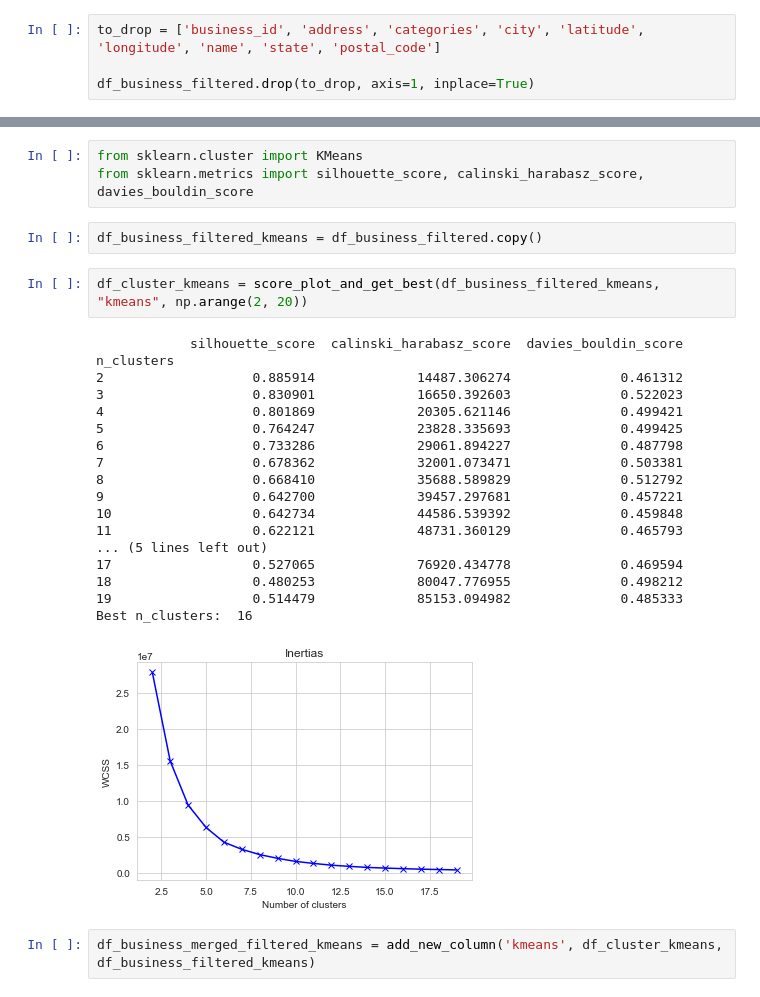
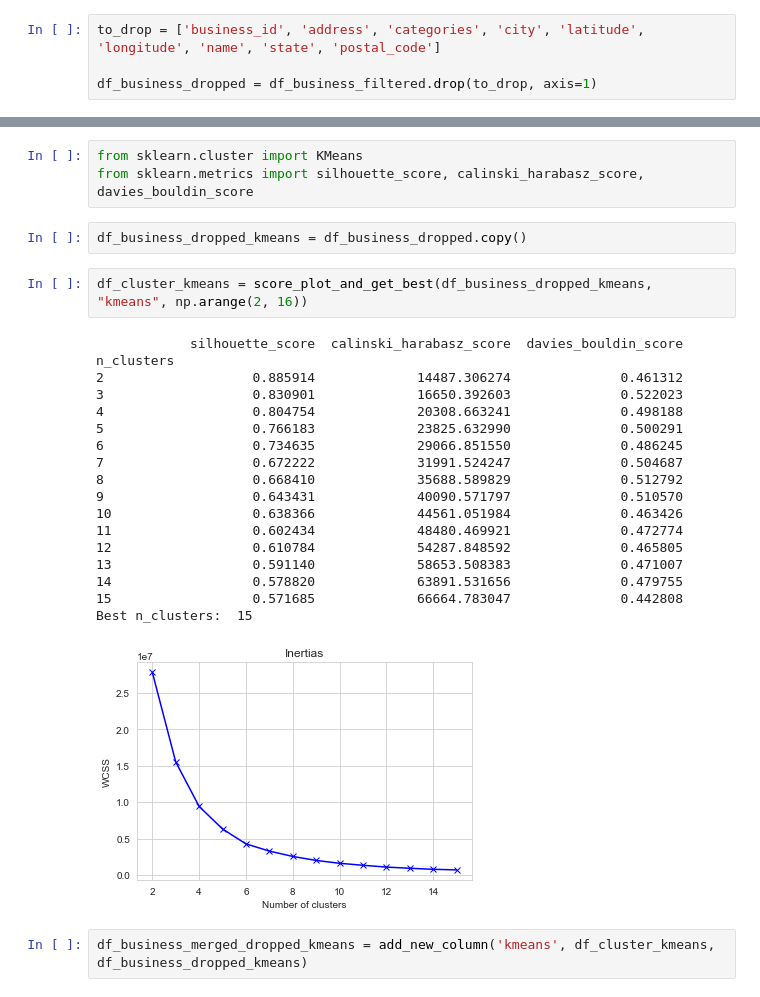
Before and after one commit to AT181903/YelpDatasetAnalysis, a Jupyter notebook: tasks/business_task.ipynb, the cells around one changed output, grey strips where cells are left out. Drawn from its saved outputs; the diff is of its cells as text.

```diff
--- a/tasks/business_task.ipynb
+++ b/tasks/business_task.ipynb
@@ -42,4 +42,4 @@ df_business_filtered.head(5)
 # %%
 to_drop = ['business_id', 'address', 'categories', 'city', 'latitude', 'longitude', 'name', 'state', 'postal_code']
 
-df_business_filtered.drop(to_drop, axis=1, inplace=True)
+df_business_dropped = df_business_filtered.drop(to_drop, axis=1)
@@ -169,28 +164,28 @@ def plot_clusters(algorithm, data_frame, num_row, num_col, fig_width, fig_height
 # %%
 from sklearn.cluster import KMeans
 from sklearn.metrics import silhouette_score, calinski_harabasz_score, davies_bouldin_score
-# %%
-df_business_filtered_kmeans = df_business_filtered.copy()
+# %%
+df_business_dropped_kmeans = df_business_dropped.copy()
 # %%
-df_cluster_kmeans = score_plot_and_get_best(df_business_filtered_kmeans, "kmeans", np.arange(2, 20))
+df_cluster_kmeans = score_plot_and_get_best(df_business_dropped_kmeans, "kmeans", np.arange(2, 16))
 # %% [output]
             silhouette_score  calinski_harabasz_score  davies_bouldin_score
 n_clusters
 2                   0.885914             14487.306274              0.461312
 3                   0.830901             16650.392603              0.522023
-4                   0.801869             20305.621146              0.499421
-5                   0.764247             23828.335693              0.499425
-6                   0.733286             29061.894227              0.487798
-7                   0.678362             32001.073471              0.503381
+4                   0.804754             20308.663241              0.498188
+5                   0.766183             23825.632990              0.500291
+6                   0.734635             29066.851550              0.486245
+7                   0.672222             31991.524247              0.504687
 8                   0.668410             35688.589829              0.512792
-9                   0.642700             39457.297681              0.457221
-10                  0.642734             44586.539392              0.459848
-11                  0.622121             48731.360129              0.465793
-... (5 lines left out)
-17                  0.527065             76920.434778              0.469594
-18                  0.480253             80047.776955              0.498212
-19                  0.514479             85153.094982              0.485333
-Best n_clusters:  16
+9                   0.643431             40090.571797              0.510570
+10                  0.638366             44561.051984              0.463426
+11                  0.602434             48480.469921              0.472774
+12                  0.610784             54287.848592              0.465805
+13                  0.591140             58653.508383              0.471007
+14                  0.578820             63891.531656              0.479755
+15                  0.571685             66664.783047              0.442808
+Best n_clusters:  15
-[figure, old version]
+[figure, new version]
 # %%
-df_business_merged_filtered_kmeans = add_new_column('kmeans', df_cluster_kmeans, df_business_filtered_kmeans)
+df_business_merged_dropped_kmeans = add_new_column('kmeans', df_cluster_kmeans, df_business_dropped_kmeans)
```
Also changed, not shown: parts of 9 cells of this notebook.
